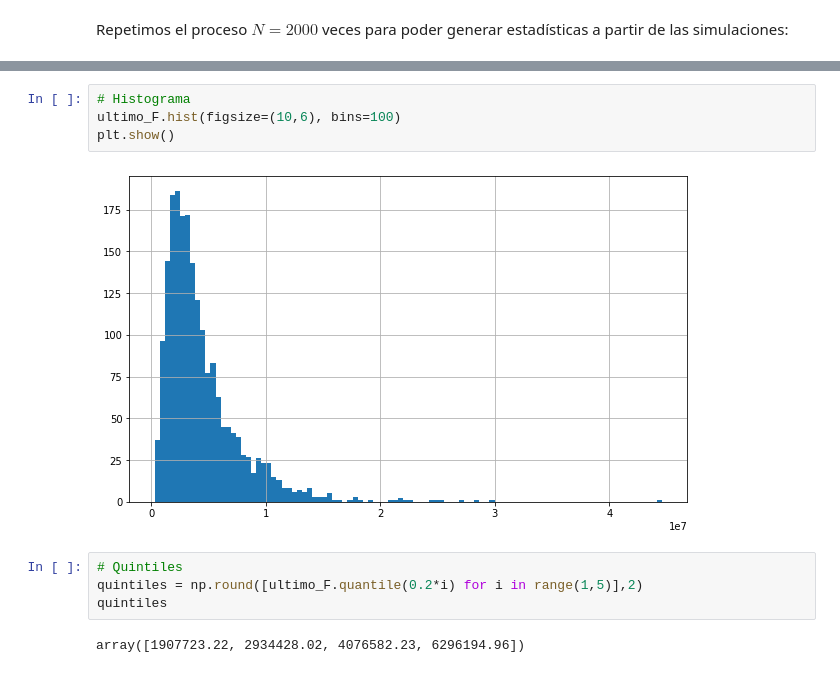
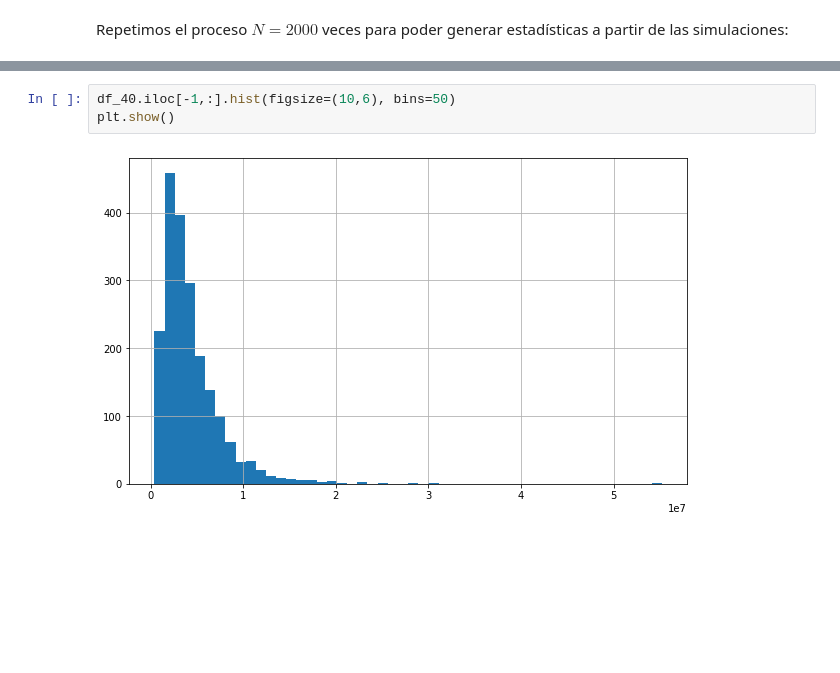
Before and after one commit to nicacevedo/FIN2, a Jupyter notebook: Tarea3.ipynb, the cells around one changed output, grey strips where cells are left out. Cells and saved outputs as stored; diff of their text form; blank space fills up the shorter version.

```diff
--- a/Tarea3.ipynb
+++ b/Tarea3.ipynb
@@ -232,15 +289,8 @@ Name: 479, dtype: float64
 # %%
-# Histograma
-ultimo_F.hist(figsize=(10,6), bins=100)
+df_40.iloc[-1,:].hist(figsize=(10,6), bins=50)
 plt.show()
 # %% [output]
-[figure, old version]
+[figure, new version]
-# %%
-# Quintiles
-quintiles = np.round([ultimo_F.quantile(0.2*i) for i in range(1,5)],2)
-quintiles
-# %% [output]
-array([1907723.22, 2934428.02, 4076582.23, 6296194.96])
 # %% [markdown]
 <hr>
 <hr>
```
Also changed, not shown: parts of 21 cells of this notebook.
